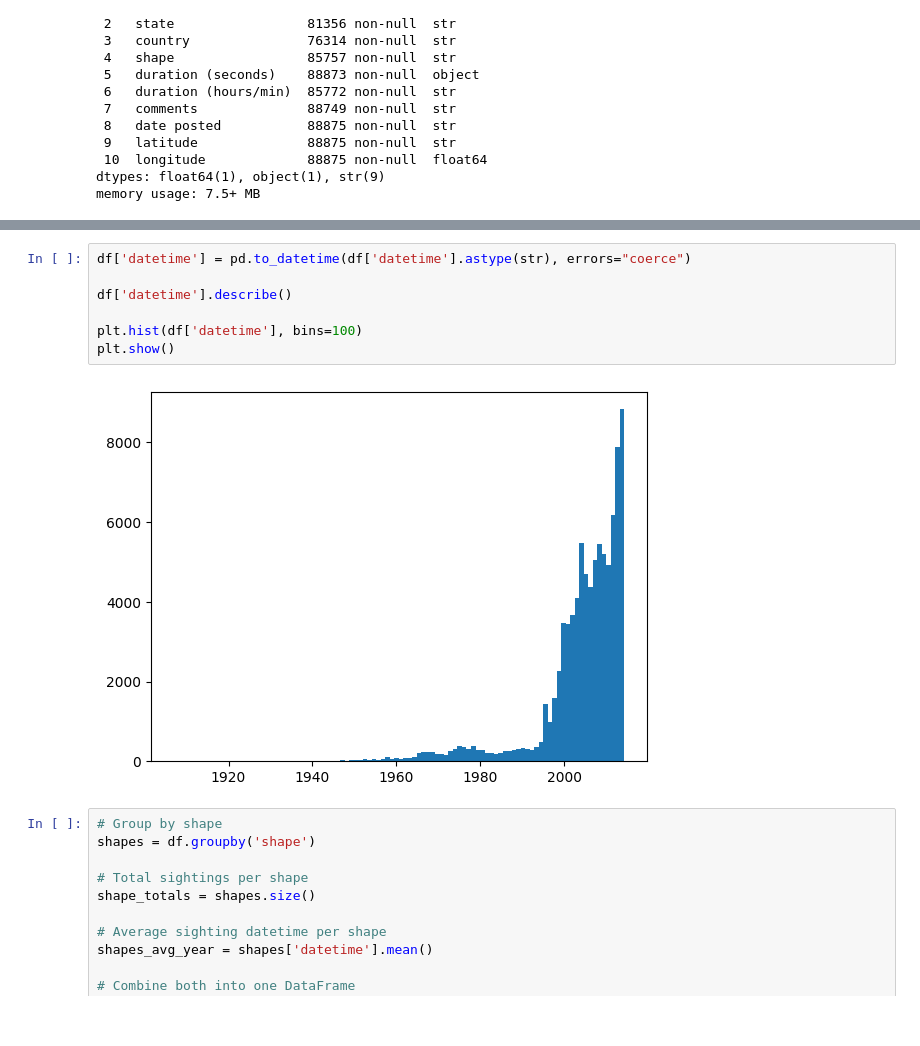
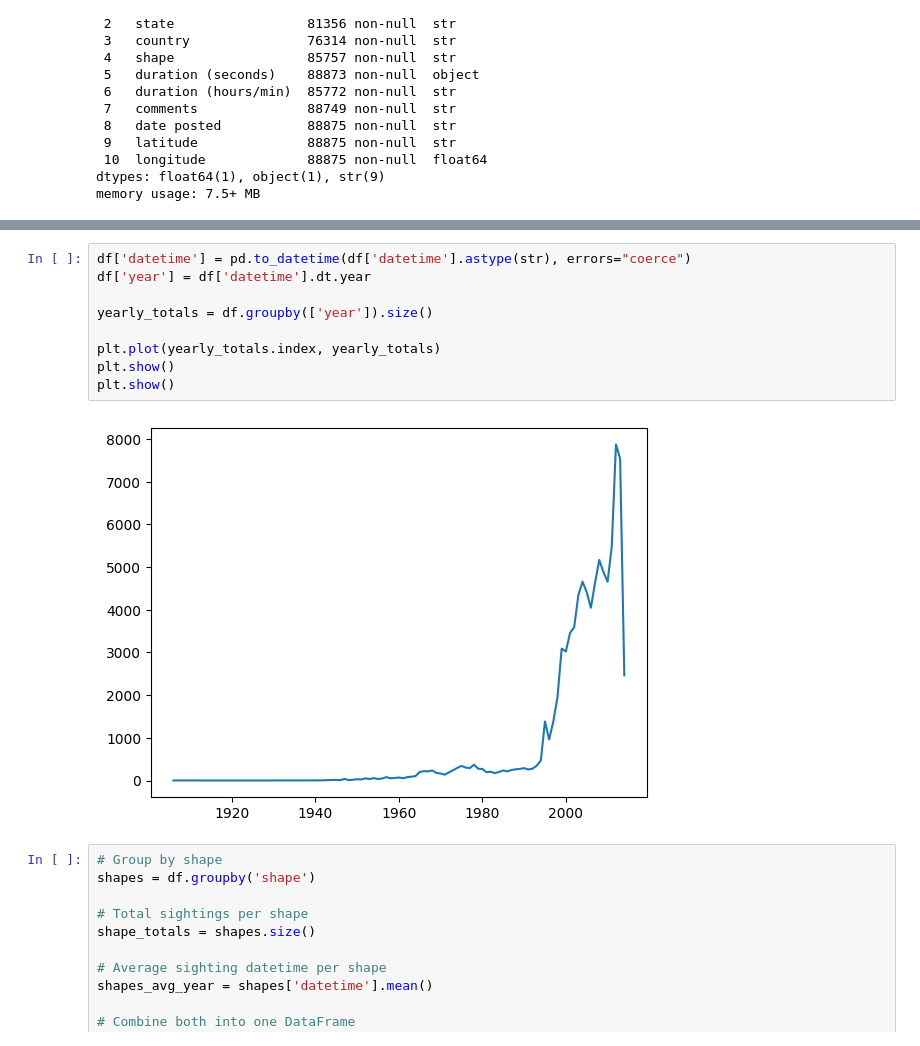
Before and after one commit to wslider/anomalous-sightings-archive, a Jupyter notebook: sightings.ipynb, the cells around one changed output, grey strips where cells are left out. Cells and saved outputs as stored; diff of their text form.

```diff
--- a/sightings.ipynb
+++ b/sightings.ipynb
@@ -81,13 +81,15 @@ plt.show()
 [figure]
 # %%
 df['datetime'] = pd.to_datetime(df['datetime'].astype(str), errors="coerce")
+df['year'] = df['datetime'].dt.year
 
-df['datetime'].describe()
+yearly_totals = df.groupby(['year']).size()
 
-plt.hist(df['datetime'], bins=100)
+plt.plot(yearly_totals.index, yearly_totals)
 plt.show()
+plt.show()
 # %% [output]
-[figure, old version]
+[figure, new version]
 # %%
 # Group by shape
 shapes = df.groupby('shape')
```
Also changed, not shown: parts of 1 cell of this notebook, 1 other file.
